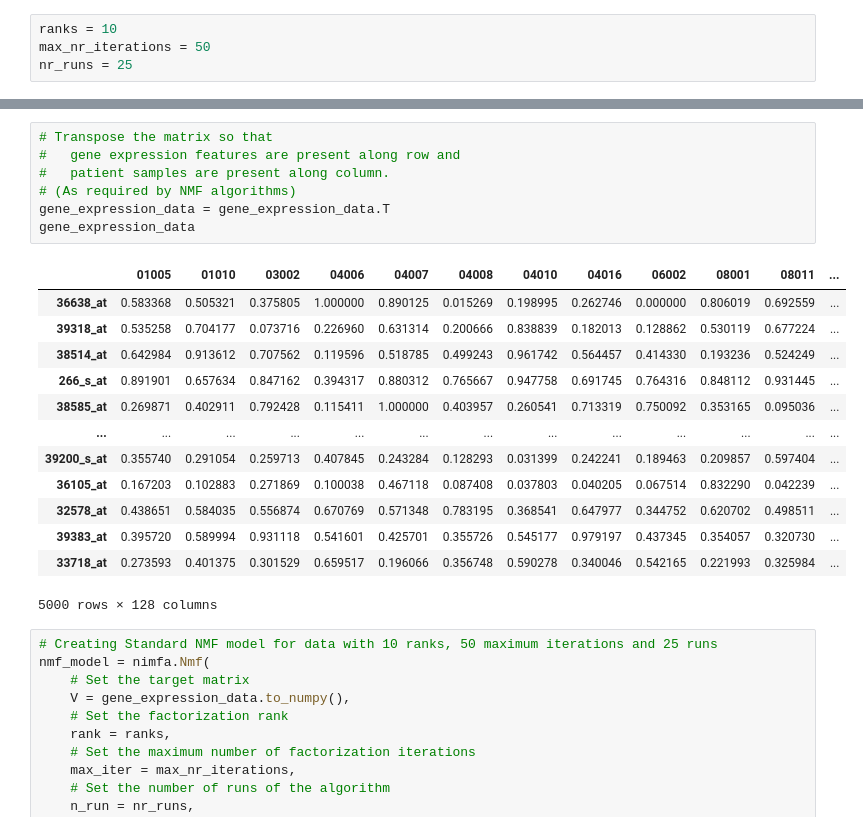
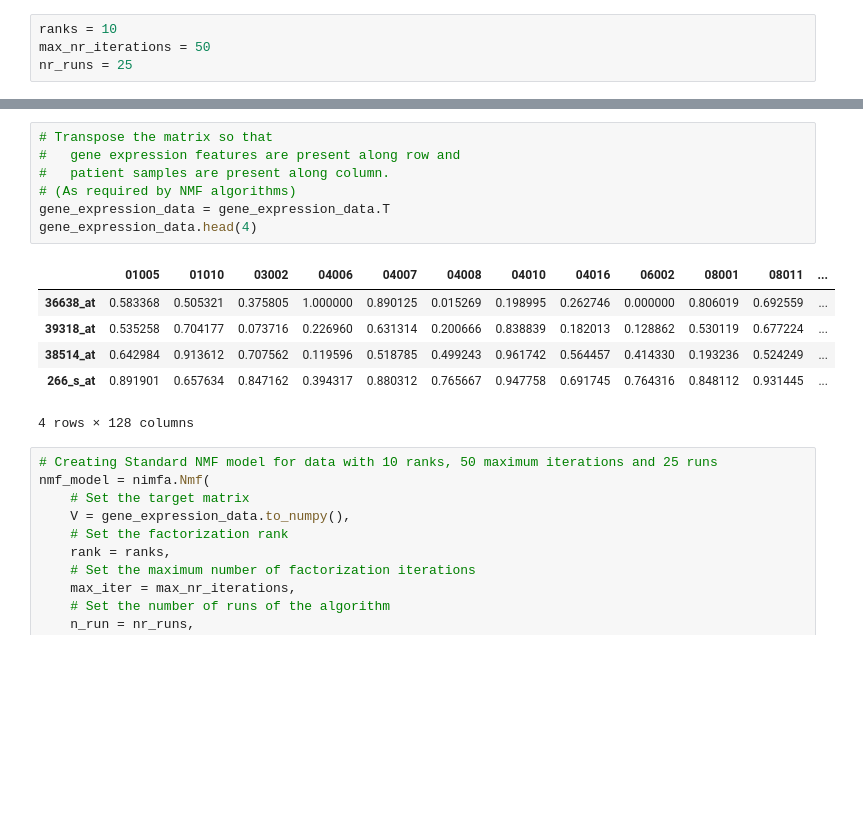
Before and after one commit to FabriceBeaumont/MA-INF_4216_Biomedical_DS_and_AI, a Jupyter notebook: Sheet6/Assignment6_Solutions.ipynb, the cells around one changed output, grey strips where cells are left out. Drawn from its saved outputs; the diff is of its cells as text; blank space fills up the shorter version.

```diff
--- a/Sheet6/Assignment6_Solutions.ipynb
+++ b/Sheet6/Assignment6_Solutions.ipynb
@@ -110,24 +104,17 @@ gene_expression_data
 # %%
 # Transpose the matrix so that
 #   gene expression features are present along row and
 #   patient samples are present along column.
 # (As required by NMF algorithms)
 gene_expression_data = gene_expression_data.T
-gene_expression_data
+gene_expression_data.head(4)
 # %% [output]
 |  | 01005 | 01010 | 03002 | 04006 | 04007 | 04008 | 04010 | 04016 | 06002 | 08001 | 08011 | ... |
 | 36638_at | 0.583368 | 0.505321 | 0.375805 | 1.000000 | 0.890125 | 0.015269 | 0.198995 | 0.262746 | 0.000000 | 0.806019 | 0.692559 | ... |
 | 39318_at | 0.535258 | 0.704177 | 0.073716 | 0.226960 | 0.631314 | 0.200666 | 0.838839 | 0.182013 | 0.128862 | 0.530119 | 0.677224 | ... |
 | 38514_at | 0.642984 | 0.913612 | 0.707562 | 0.119596 | 0.518785 | 0.499243 | 0.961742 | 0.564457 | 0.414330 | 0.193236 | 0.524249 | ... |
 | 266_s_at | 0.891901 | 0.657634 | 0.847162 | 0.394317 | 0.880312 | 0.765667 | 0.947758 | 0.691745 | 0.764316 | 0.848112 | 0.931445 | ... |
-| 38585_at | 0.269871 | 0.402911 | 0.792428 | 0.115411 | 1.000000 | 0.403957 | 0.260541 | 0.713319 | 0.750092 | 0.353165 | 0.095036 | ... |
-| ... | ... | ... | ... | ... | ... | ... | ... | ... | ... | ... | ... | ... |
-| 39200_s_at | 0.355740 | 0.291054 | 0.259713 | 0.407845 | 0.243284 | 0.128293 | 0.031399 | 0.242241 | 0.189463 | 0.209857 | 0.597404 | ... |
-| 36105_at | 0.167203 | 0.102883 | 0.271869 | 0.100038 | 0.467118 | 0.087408 | 0.037803 | 0.040205 | 0.067514 | 0.832290 | 0.042239 | ... |
-| 32578_at | 0.438651 | 0.584035 | 0.556874 | 0.670769 | 0.571348 | 0.783195 | 0.368541 | 0.647977 | 0.344752 | 0.620702 | 0.498511 | ... |
-| 39383_at | 0.395720 | 0.589994 | 0.931118 | 0.541601 | 0.425701 | 0.355726 | 0.545177 | 0.979197 | 0.437345 | 0.354057 | 0.320730 | ... |
-| 33718_at | 0.273593 | 0.401375 | 0.301529 | 0.659517 | 0.196066 | 0.356748 | 0.590278 | 0.340046 | 0.542165 | 0.221993 | 0.325984 | ... |
-5000 rows × 128 columns
+4 rows × 128 columns
 # %%
 # Creating Standard NMF model for data with 10 ranks, 50 maximum iterations and 25 runs
 nmf_model = nimfa.Nmf(
```
Also changed, not shown: parts of 16 cells of this notebook.
